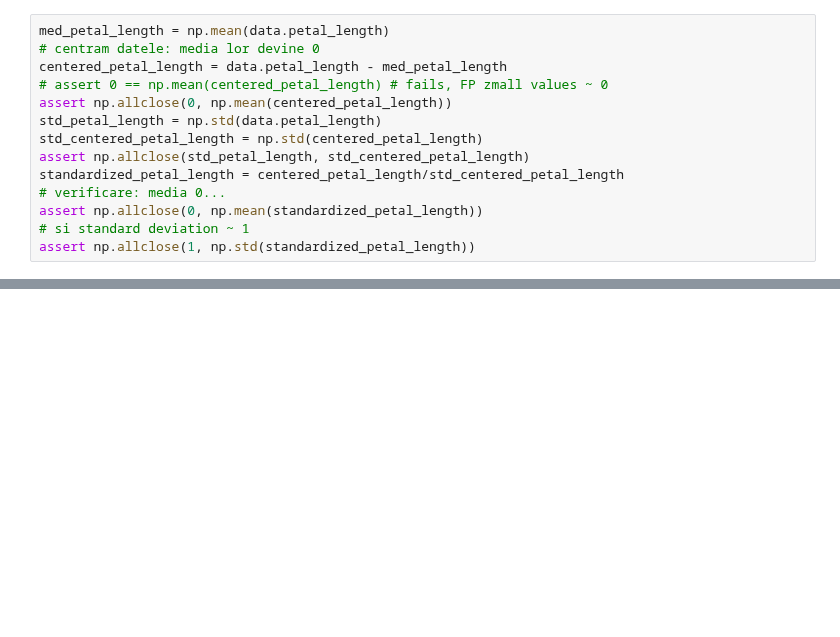
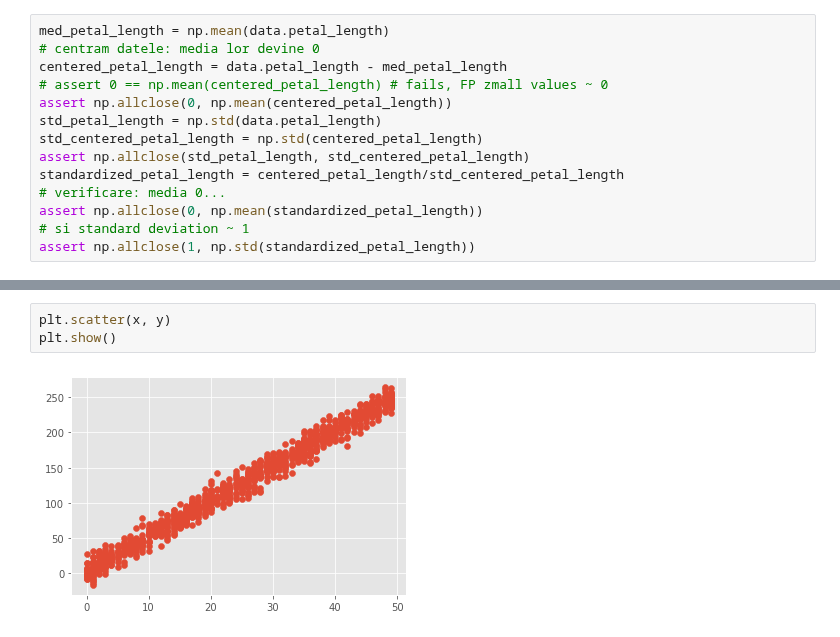
Before and after one commit to lmsasu/cursuri, a Jupyter notebook: Introducere_in_data_science/cursuri/Curs5/Curs5.ipynb, the cells around one changed output, grey strips where cells are left out. Drawn from its saved outputs; the diff is of its cells as text; blank space fills up the shorter version.

```diff
--- a/Introducere_in_data_science/cursuri/Curs5/Curs5.ipynb
+++ b/Introducere_in_data_science/cursuri/Curs5/Curs5.ipynb
@@ -649,0 +725,5 @@ evoluţii în sensuri diferite), dar nu şi panta acestei legături (figurile di
+# %%
+plt.scatter(x, y)
+plt.show()
+# %% [output]
+[figure, added]
```
Also changed, not shown: parts of 29 cells of this notebook, 4 other files.
